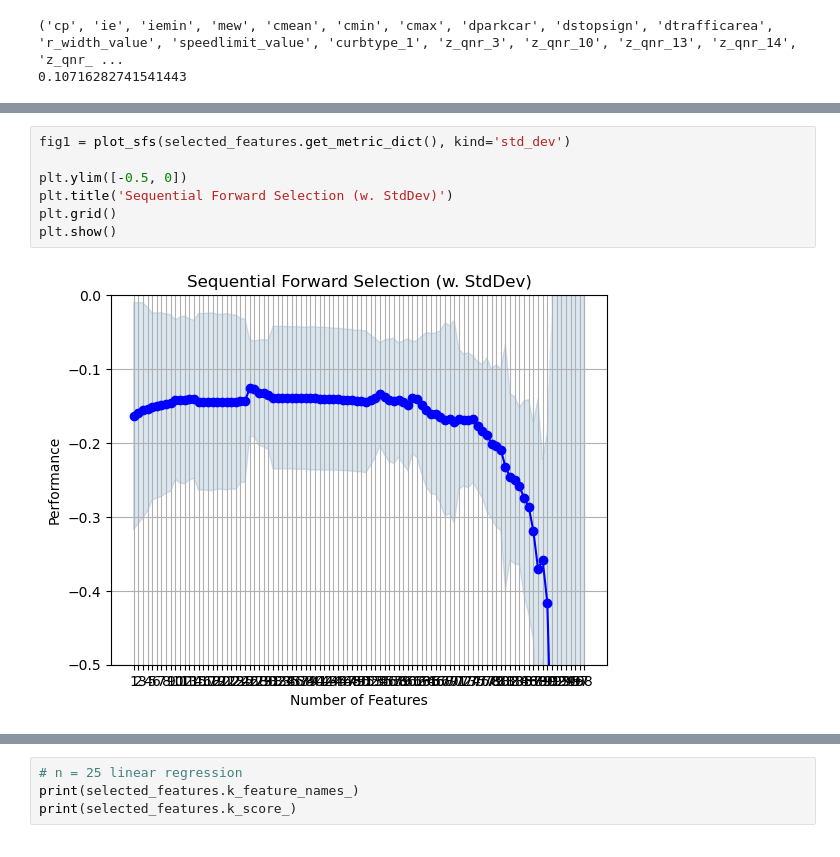
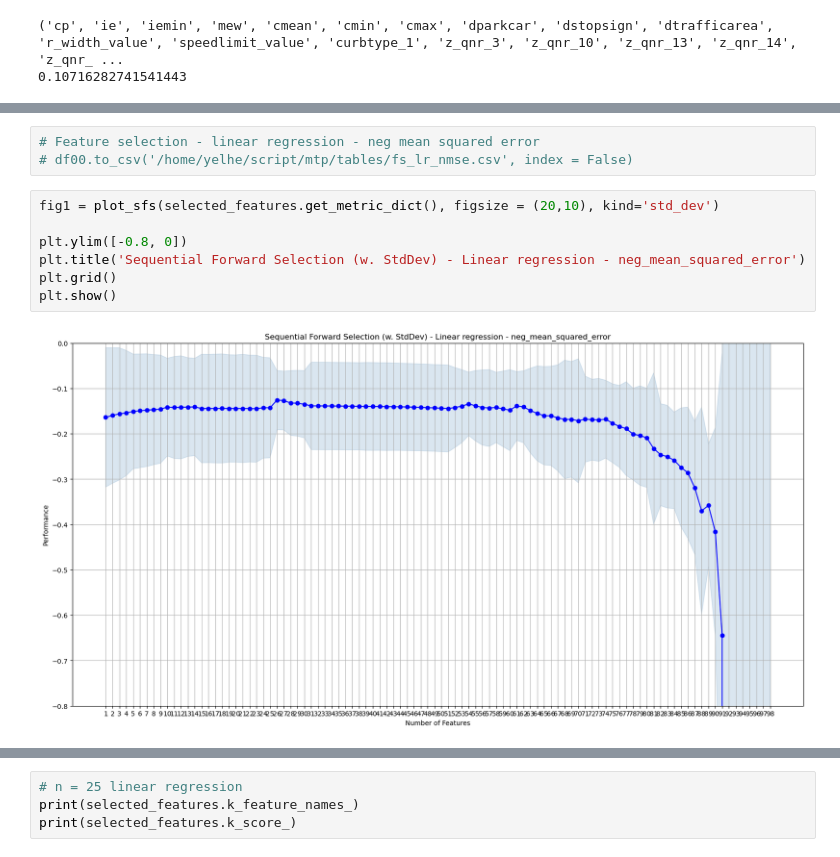
Before and after one commit to yeluH/MT_FI, a Jupyter notebook: Notebooks/0_Regression_presence_of_accident.ipynb, the cells around one changed output, grey strips where cells are left out. Saved outputs shown, nothing was run; the diff lists cells and outputs as text.

```diff
--- a/Notebooks/0_Regression_presence_of_accident.ipynb
+++ b/Notebooks/0_Regression_presence_of_accident.ipynb
@@ -282,9 +318,12 @@ pd.DataFrame.from_dict(selected_features.get_metric_dict()).T
+# %%
+# Feature selection - linear regression - neg mean squared error
+# df00.to_csv('/home/yelhe/script/mtp/tables/fs_lr_nmse.csv', index = False)
 # %%
-fig1 = plot_sfs(selected_features.get_metric_dict(), kind='std_dev')
+fig1 = plot_sfs(selected_features.get_metric_dict(), figsize = (20,10), kind='std_dev')
 
-plt.ylim([-0.5, 0])
-plt.title('Sequential Forward Selection (w. StdDev)')
+plt.ylim([-0.8, 0])
+plt.title('Sequential Forward Selection (w. StdDev) - Linear regression - neg_mean_squared_error')
 plt.grid()
 plt.show()
 # %% [output]
-[figure, old version]
+[figure, new version]
```
Also changed, not shown: parts of 14 cells of this notebook.
